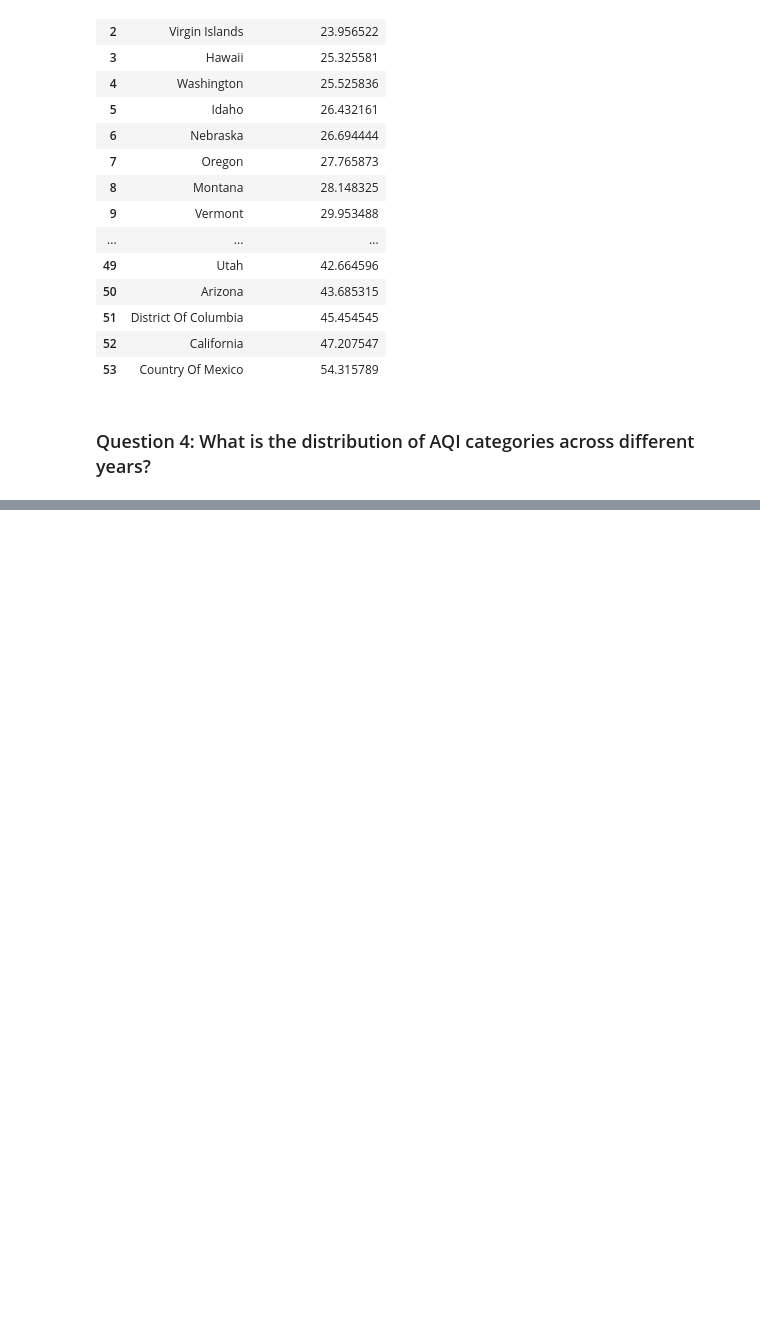
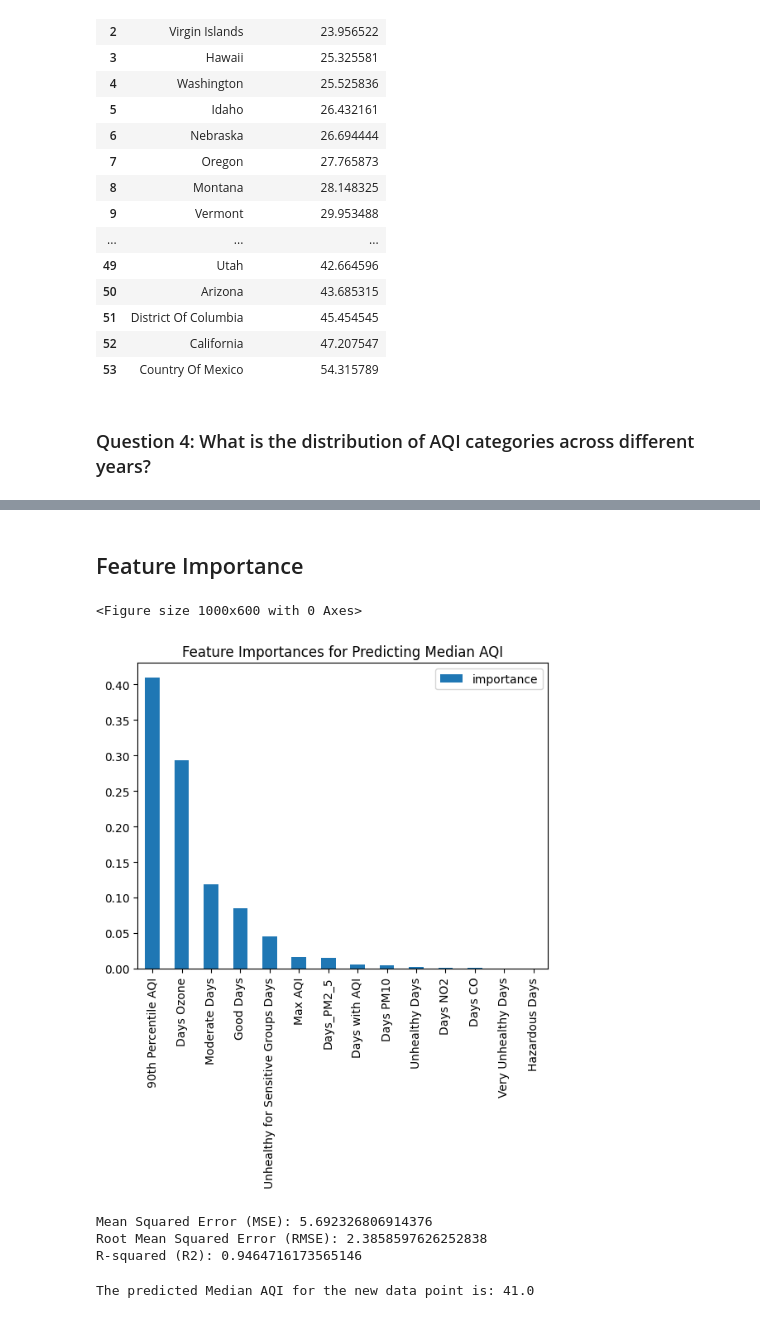
Before and after one commit to HieuVuong001/AQI_analysis, a Jupyter notebook: ProjectCode_CMPE255.ipynb, the cells around one changed output, grey strips where cells are left out. Saved outputs shown, nothing was run; the diff lists cells and outputs as text; code cells hidden in the pictures; blank space fills up the shorter version.

```diff
--- a/ProjectCode_CMPE255.ipynb
+++ b/ProjectCode_CMPE255.ipynb
@@ -619,0 +784,41 @@ fig.show()
+# %% [markdown]
+## Feature Importance
+# %%
+# Preparing data (dropping any non-numeric or target columns)
+X = annual_aqi_by_county_df.drop(['Median AQI', 'State', 'County', 'Year'], axis=1)
+y = annual_aqi_by_county_df['Median AQI']
+
+# Splitting the dataset into training and testing sets
+X_train, X_test, y_train, y_test = train_test_split(X, y, test_size=0.3, random_state=42)
+
+# Initialize and train the Random Forest model
+model = RandomForestRegressor(n_estimators=100, random_state=42)
+model.fit(X_train, y_train)
+
+# Get feature importance
+feature_importances = pd.DataFrame(model.feature_importances_, index=X_train.columns, columns=['importance']).sort_values('importance', ascending=False)
+
+# Plot feature importance
+plt.figure(figsize=(10, 6))
+feature_importances.plot(kind='bar')
+plt.title('Feature Importances for Predicting Median AQI')
+plt.show()
+# %% [output]
+<Figure size 1000x600 with 0 Axes>
+[figure, added]
+# %%
+# Predict on the test set
+y_pred = model.predict(X_test)
+
+# Calculate the accuracy
+mse = mean_squared_error(y_test, y_pred)
+rmse = np.sqrt(mse)
+r2 = r2_score(y_test, y_pred)
+
+print(f"Mean Squared Error (MSE): {mse}")
+print(f"Root Mean Squared Error (RMSE): {rmse}")
+print(f"R-squared (R2): {r2}")
+# %% [output]
+Mean Squared Error (MSE): 5.692326806914376
+Root Mean Squared Error (RMSE): 2.3858597626252838
+R-squared (R2): 0.9464716173565146
@@ -619,0 +856,23 @@ fig.show()
+# %%
+sample_input = {
+    'Days with AQI': 250,
+    'Good Days': 200,
+    'Moderate Days': 45,
+    'Unhealthy for Sensitive Groups Days': 3,
+    'Unhealthy Days': 1,
+    'Very Unhealthy Days': 1,
+    'Hazardous Days': 0,
+    'Max AQI': 150,
+    '90th Percentile AQI': 80,
+    'Days CO': 0,
+    'Days NO2': 0,
+    'Days Ozone': 100,
+    'Days_PM2_5': 45,
+    'Days PM10': 5,
+}
+
+# Make a prediction
+predicted_aqi = predict_aqi(model, sample_input, feature_defaults)
+print(f"The predicted Median AQI for the new data point is: {predicted_aqi}")
+# %% [output]
+The predicted Median AQI for the new data point is: 41.0
```
Also changed, not shown: parts of 15 cells of this notebook.
